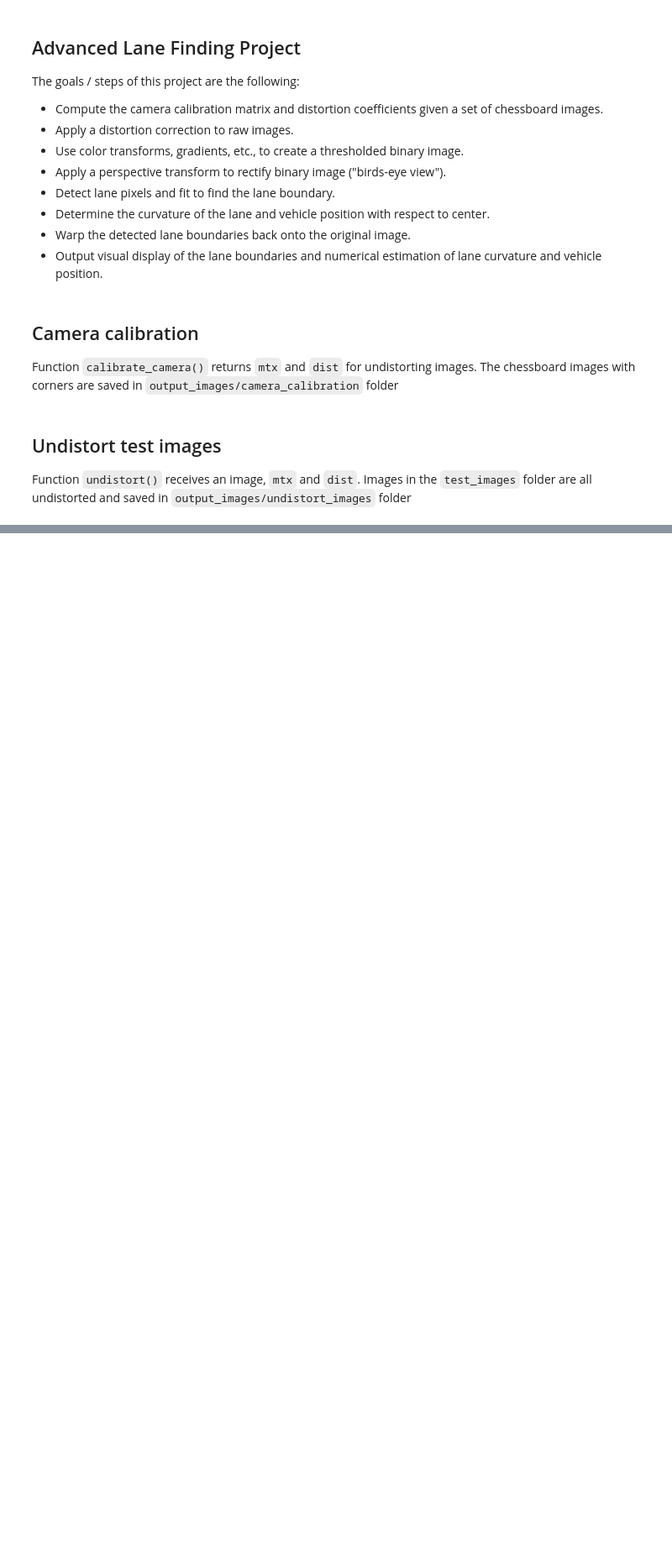
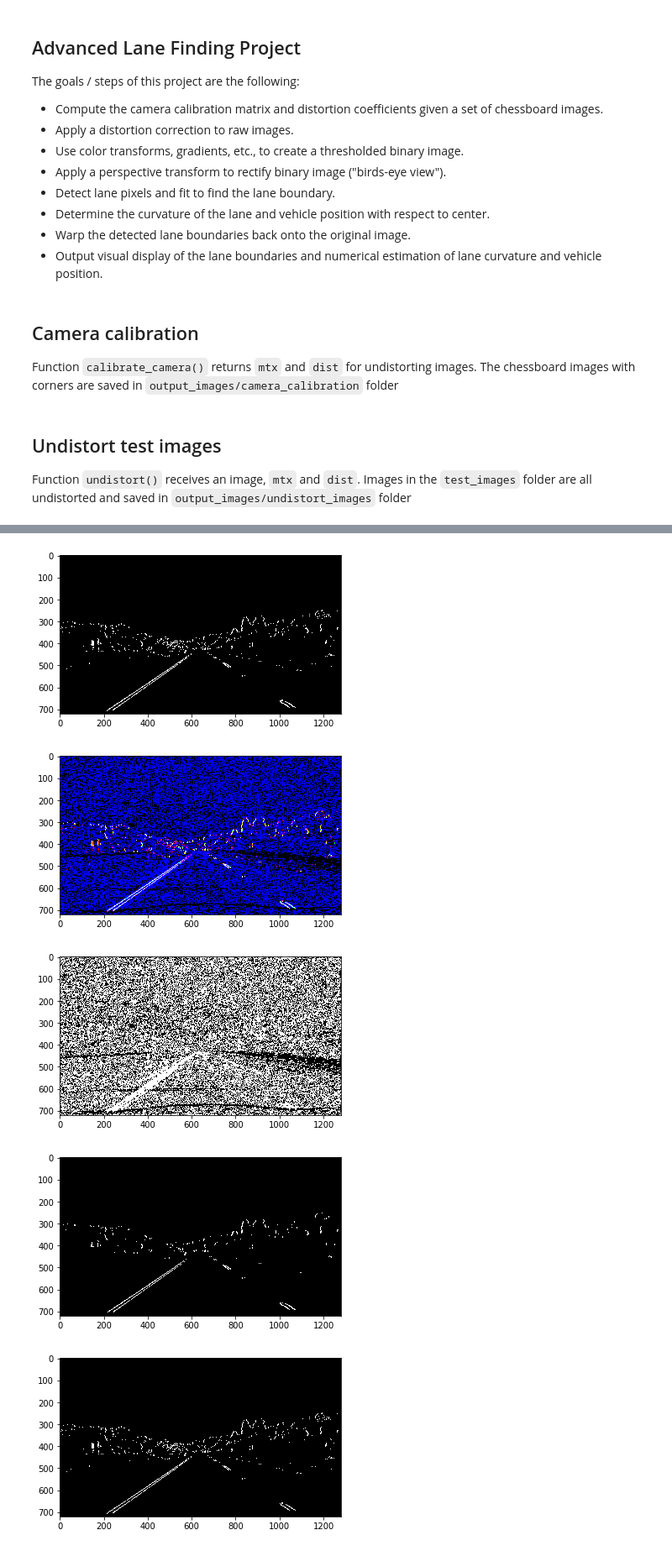
Before and after one commit to ytian81/CarND-Advanced-Lane-Lines, a Jupyter notebook: examples/example.ipynb, the cells around one changed output, grey strips where cells are left out. Shown at 84% size. Saved outputs shown, nothing was run; the diff lists cells and outputs as text; code cells hidden in the pictures; blank space fills up the shorter version.

Commit message:
add gradient and color thresholding

```diff
--- a/examples/example.ipynb
+++ b/examples/example.ipynb
@@ -84,0 +253,55 @@ for fname in images:
+# %%
+# Building pipeline
+# Only threshold upon x direction gradient maginitude because lane lines are mostly vertical.
+# Threshold on y direction gradient could give lane line shape, but it also introduces fair amount of
+# noises.
+# Only threshold the lower bound, becase I want to limit the potential big gradient around lane lines
+# However, lower thershold should filter out surroundings, like forests.
+sobel_x_kernel_size = 3
+sobel_x_thresh = (50, 255)
+sobel_x = sobel_x_or_y_mag_thresh(gray, 'x', sobel_x_kernel_size, sobel_x_thresh)
+
+# Keep the threshold the same as above but increase the kernel size to smooth result.
+sobel_totoal_kernel_size = 15
+sobel_total_thresh = (80, 255)
+sobel_total = sobel_total_mag_thresh(gray, sobel_totoal_kernel_size, sobel_total_thresh)
+
+# From here we could potentially use Hough transform, however it is limited to staright lines only, and we want to
+# fit a second order lane curve.
+
+# Vertical lines have orientation of 0, 0degree, horizontal lines have orientation of pi/2=1.57=90 degree. Lane lines should be around
+# 20 degree to 75 degree
+sobel_dir_kernal_size = 11
+sobel_dir_thresh = (0.35, 1.3)
+sobel_dir = sobel_orientation_thresh(gray, sobel_dir_kernal_size, sobel_dir_thresh)
+
+sobel_stack = np.uint8(np.dstack((sobel_x,sobel_total,sobel_dir))*255)
+
+sobel_combined = np.zeros_like(sobel_dir)
+sobel_combined[(sobel_x == 1) | ((sobel_total == 1) & (sobel_dir == 1))] = 1
+
+plt.figure()
+plt.imshow(sobel_combined,cmap='gray')
+plt.figure()
+plt.imshow(sobel_stack)
+plt.figure()
+plt.imshow(sobel_dir, cmap='gray')
+plt.figure()
+plt.imshow(sobel_total, cmap='gray')
+plt.figure()
+plt.imshow(sobel_x, cmap='gray')
+
+def gradient_threshold(img):
+    # Aggregate function to put several tresholding functions together. Note the parameters are defined outside
+    sobel_x = sobel_x_or_y_mag_thresh(img, 'x', sobel_x_kernel_size, sobel_x_thresh)
+    sobel_total = sobel_total_mag_thresh(img, sobel_totoal_kernel_size, sobel_total_thresh)
+    sobel_dir = sobel_orientation_thresh(img, sobel_dir_kernal_size, sobel_dir_thresh)
+    sobel_combined = np.zeros_like(sobel_dir)
+    sobel_combined[(sobel_x == 1) | ((sobel_total == 1) & (sobel_dir == 1))] = 1
+    return sobel_combined
+# %% [output]
+[figure, added]
+[figure, added]
+[figure, added]
+[figure, added]
+[figure, added]
```
Also changed, not shown: parts of 11 cells of this notebook.
